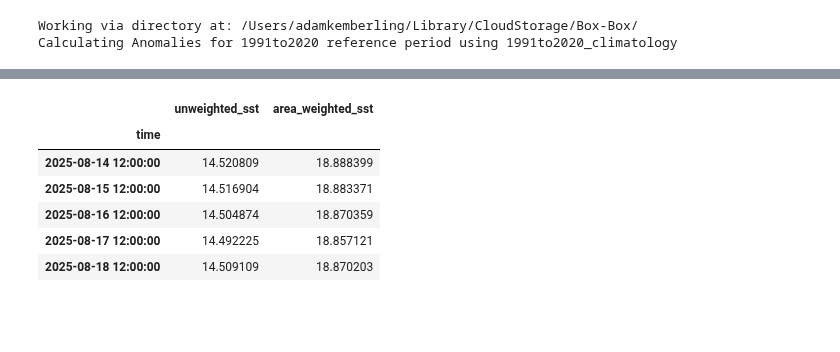
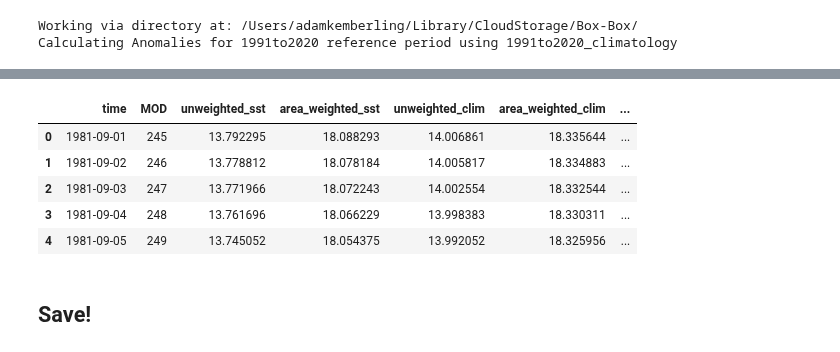
Before and after one commit to adamkemberling/oisst_mainstays, a Jupyter notebook: notebooks/09_BASE_global_temp_timeline.ipynb, the cells around one changed output, grey strips where cells are left out. Cells and saved outputs as stored; diff of their text form; code cells hidden in the pictures; blank space fills up the shorter version.

```diff
--- a/notebooks/09_BASE_global_temp_timeline.ipynb
+++ b/notebooks/09_BASE_global_temp_timeline.ipynb
@@ -133,24 +157,13 @@ area_wtd_means = ot.area_weighted_means(oisst, var_name = "sst", sd = False)
-# %%
-# convert ssts to a dataframe from xr.array
-sst_df = mean_temps.sst.to_dataframe()
-
-# Convert area-weighted anomalies to dataframe
-sst_wtd = area_wtd_means.area_wtd_sst.to_dataframe()
-
-# # Drop columns we don't need
-# sst_wtd  = sst_wtd.drop(columns = ["MOD", "modified_ordinal_day"])
-
-# Join them
-combined_sst = sst_df.join(sst_wtd, lsuffix = "_unwtd", rsuffix = "_wtd")
-
-# Rename the columns
-combined_sst = combined_sst.rename(columns = {"sst": "unweighted_sst", "area_wtd_sst": "area_weighted_sst"})
-combined_sst.tail()
-# %% [output]
-|  | unweighted_sst | area_weighted_sst |
-| time |  |  |
-| 2025-08-14 12:00:00 | 14.520809 | 18.888399 |
-| 2025-08-15 12:00:00 | 14.516904 | 18.883371 |
-| 2025-08-16 12:00:00 | 14.504874 | 18.870359 |
-| 2025-08-17 12:00:00 | 14.492225 | 18.857121 |
-| 2025-08-18 12:00:00 | 14.509109 | 18.870203 |
+# %%
+# Join the anomalies with the sst and climatology
+temp_and_anom = sst_and_clim.merge(combined_anoms, how = "left", on = "time")
+temp_and_anom.head()
+# %% [output]
+|  | time | MOD | unweighted_sst | area_weighted_sst | unweighted_clim | area_weighted_clim | ... |
+| 0 | 1981-09-01 | 245 | 13.792295 | 18.088293 | 14.006861 | 18.335644 | ... |
+| 1 | 1981-09-02 | 246 | 13.778812 | 18.078184 | 14.005817 | 18.334883 | ... |
+| 2 | 1981-09-03 | 247 | 13.771966 | 18.072243 | 14.002554 | 18.332544 | ... |
+| 3 | 1981-09-04 | 248 | 13.761696 | 18.066229 | 13.998383 | 18.330311 | ... |
+| 4 | 1981-09-05 | 249 | 13.745052 | 18.054375 | 13.992052 | 18.325956 | ... |
+# %% [markdown]
+## Save!
```
Also changed, not shown: parts of 20 cells of this notebook, 6 other files.
